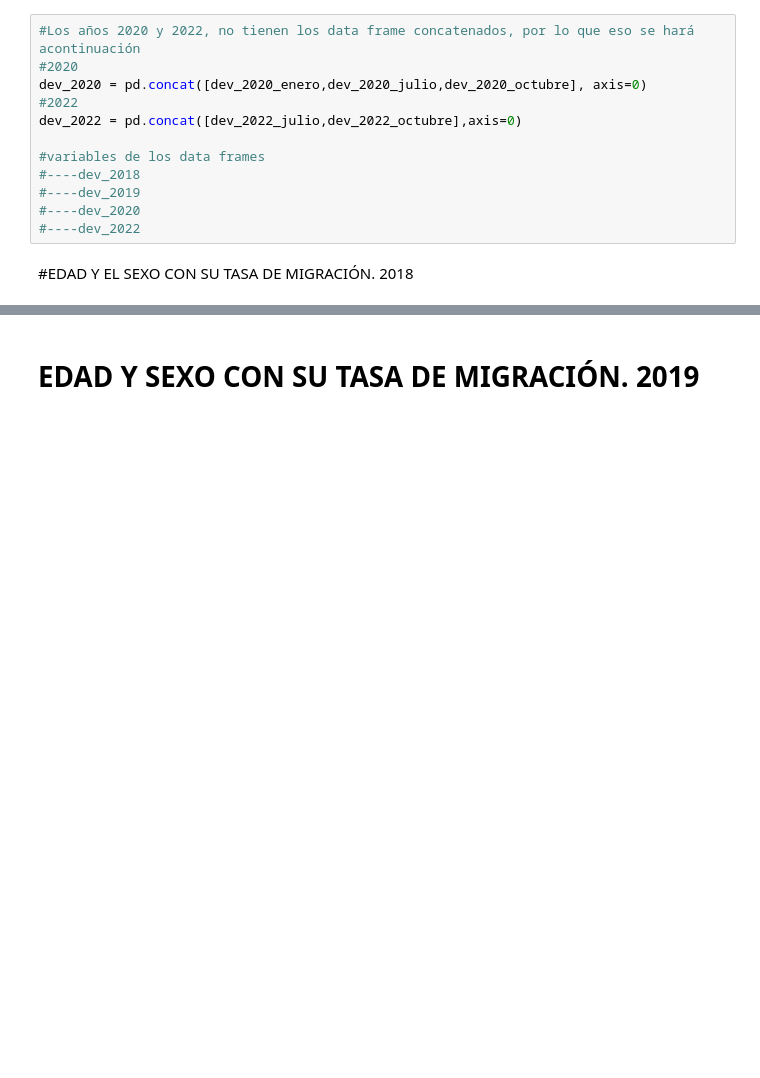
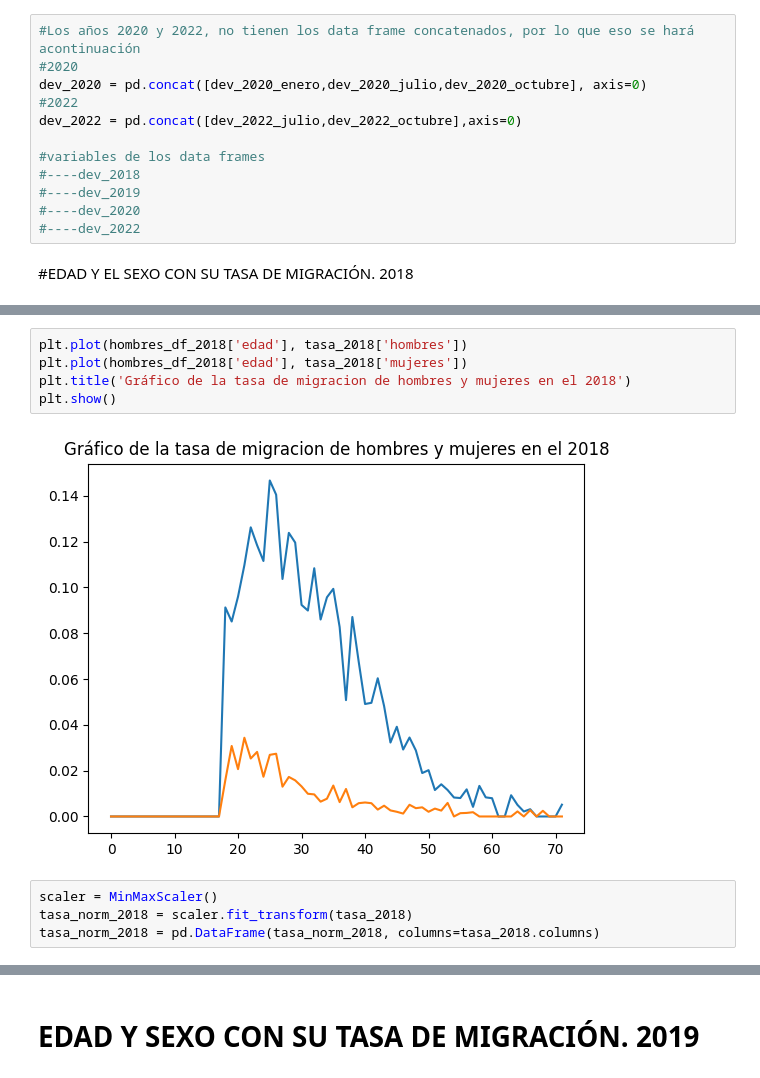
Before and after one commit to ErickNicolasP/ASE, a Jupyter notebook: proyecto_ASE.ipynb, the cells around one changed output, grey strips where cells are left out. Cells and saved outputs as stored; diff of their text form; blank space fills up the shorter version.

```diff
--- a/proyecto_ASE.ipynb
+++ b/proyecto_ASE.ipynb
@@ -133,0 +121,11 @@ tasa_2018
+# %%
+plt.plot(hombres_df_2018['edad'], tasa_2018['hombres'])
+plt.plot(hombres_df_2018['edad'], tasa_2018['mujeres'])
+plt.title('Gráfico de la tasa de migracion de hombres y mujeres en el 2018')
+plt.show()
+# %% [output]
+[figure, added]
+# %%
+scaler = MinMaxScaler()
+tasa_norm_2018 = scaler.fit_transform(tasa_2018)
+tasa_norm_2018 = pd.DataFrame(tasa_norm_2018, columns=tasa_2018.columns)
```
Also changed, not shown: parts of 46 cells of this notebook.
